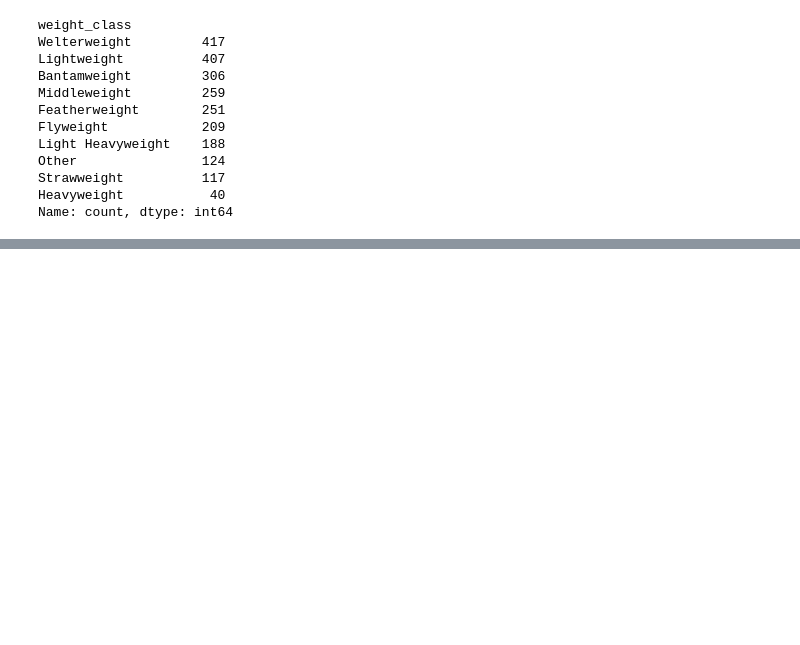
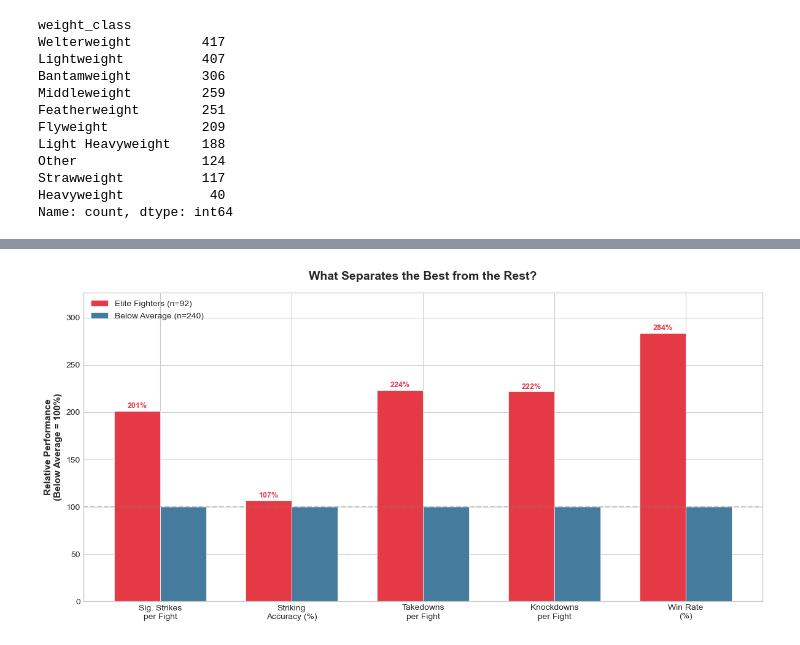
Before and after one commit to wilmshurstnoah-ux/ufc-analysis, a Jupyter notebook: blog.ipynb, the cells around one changed output, grey strips where cells are left out. Drawn from its saved outputs; the diff is of its cells as text; code cells hidden in the pictures; blank space fills up the shorter version.

```diff
--- a/blog.ipynb
+++ b/blog.ipynb
@@ -130,0 +385,88 @@ Name: count, dtype: int64
+# %%
+# ── Plot 4: Elite Fighters vs Below-Average (Grouped Bar Chart, Normalised) ──
+
+# Build career-level stats: each fighter's average across all their appearances.
+# Since each fight has a red-corner fighter AND a blue-corner fighter, each fight
+# contributes TWO records to the fighter-level dataset.
+with_stats = df[df['r_sig_strikes_attempted'] > 0].copy()
+records = []
+for _, row in with_stats.iterrows():
+    # Red-corner fighter's record
+    records.append({
+        'name':           row['r_name'],
+        'won':            int(row['r_win'] == 1),
+        'sig_str_landed': row['r_sig_strikes_landed'],
+        'sig_str_att':    row['r_sig_strikes_attempted'],
+        'td_landed':      row['r_takedowns_landed'],
+        'kd':             row['r_knockdowns'],
+    })
+    # Blue-corner fighter's record
+    records.append({
+        'name':           row['b_name'],
+        'won':            int(row['r_win'] == 0),
+        'sig_str_landed': row['b_sig_strikes_landed'],
+        'sig_str_att':    row['b_sig_strikes_attempted'],
+        'td_landed':      row['b_takedowns_landed'],
+        'kd':             row['b_knockdowns'],
+    })
+
+fighter_df = pd.DataFrame(records)
+career = fighter_df.groupby('name').agg(
+    total_fights    = ('won', 'count'),
+    wins            = ('won', 'sum'),
+    avg_sig_str     = ('sig_str_landed', 'mean'),
+    avg_sig_str_att = ('sig_str_att', 'mean'),
+    avg_td          = ('td_landed', 'mean'),
+    avg_kd          = ('kd', 'mean'),
+).reset_index()
+career['win_rate']     = career['wins']        / career['total_fights']    * 100
+career['str_accuracy'] = career['avg_sig_str'] / career['avg_sig_str_att'] * 100
+
+# Define the two groups
+elite = career[(career['total_fights'] >= 5) & (career['win_rate'] >= 70)]
+rest  = career[(career['total_fights'] >= 3) & (career['win_rate'] <  50)]
+
+# Metrics to compare
+compare = {
+    'Sig. Strikes\nper Fight':  (elite['avg_sig_str'].mean(),  rest['avg_sig_str'].mean()),
+    'Striking\nAccuracy (%)':   (elite['str_accuracy'].mean(), rest['str_accuracy'].mean()),
+    'Takedowns\nper Fight':     (elite['avg_td'].mean(),       rest['avg_td'].mean()),
+    'Knockdowns\nper Fight':    (elite['avg_kd'].mean(),       rest['avg_kd'].mean()),
+    'Win Rate\n(%)':            (elite['win_rate'].mean(),     rest['win_rate'].mean()),
+}
+
+# Normalise so the below-average group = 100% on every metric
+labels     = list(compare.keys())
+elite_norm = [e / r * 100 for e, r in compare.values()]
+
+fig, ax = plt.subplots(figsize=(12, 6))
+x = np.arange(len(labels))
+width = 0.35
+
+bars1 = ax.bar(x - width / 2, elite_norm, width,
+               label=f'Elite Fighters (n={len(elite)})',
+               color=COLORS['primary'], edgecolor='white', linewidth=0.5)
+ax.bar(x + width / 2, [100] * len(labels), width,
+       label=f'Below Average (n={len(rest)})',
+       color=COLORS['secondary'], edgecolor='white', linewidth=0.5)
+
+# Label the elite bars with their percentage values
+for bar, val in zip(bars1, elite_norm):
+    ax.text(bar.get_x() + bar.get_width() / 2, bar.get_height() + 1,
+            f'{val:.0f}%', ha='center', va='bottom',
+            fontsize=9, fontweight='bold', color=COLORS['primary'])
+
+ax.axhline(y=100, color='gray', linestyle='--', alpha=0.4)
+ax.set_ylabel('Relative Performance\n(Below Average = 100%)',
+              fontsize=11, fontweight='bold')
+ax.set_title('What Separates the Best from the Rest?',
+             fontsize=14, fontweight='bold', pad=15)
+ax.set_xticks(x)
+ax.set_xticklabels(labels, fontsize=10)
+ax.legend(loc='upper left', framealpha=0.9)
+ax.set_ylim(0, max(elite_norm) * 1.15)
+plt.tight_layout()
+plt.savefig('output/figures/plot4_elite_vs_average.png', dpi=150, bbox_inches='tight')
+plt.show()
+# %% [output]
+[figure, added]
```
Also changed, not shown: parts of 17 cells of this notebook, 4 other files.
